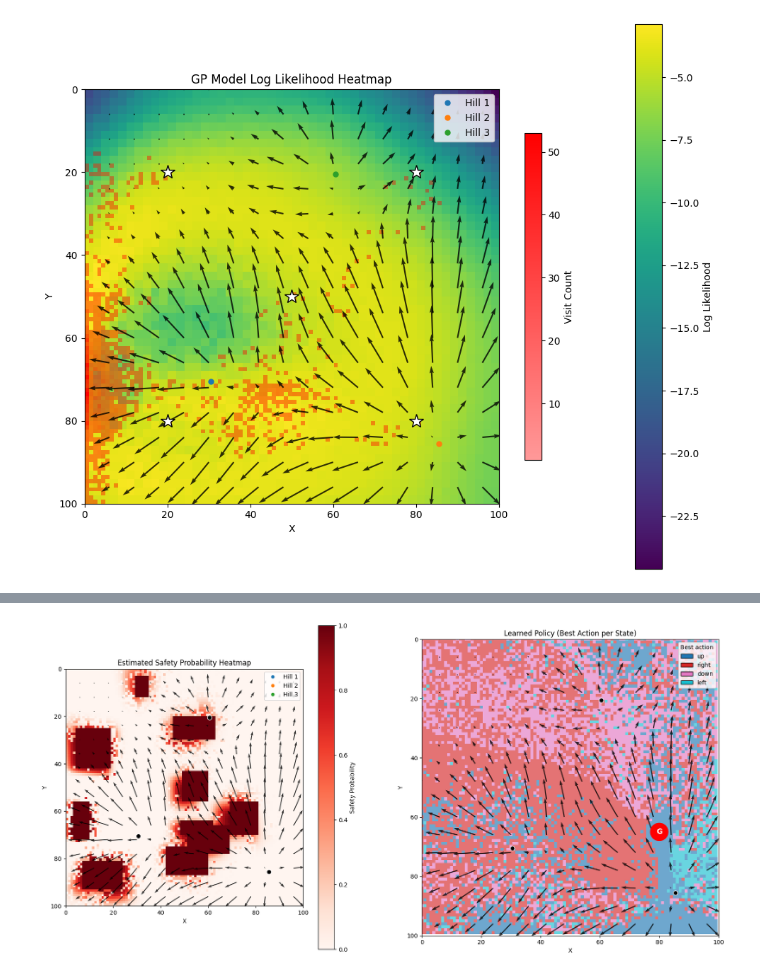
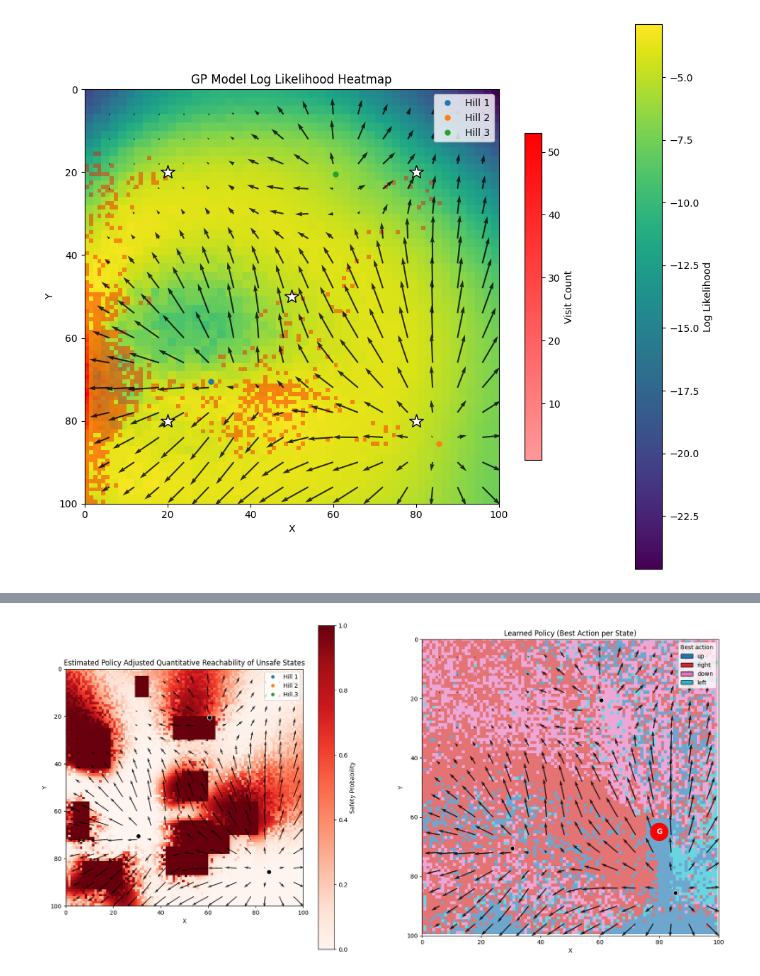
Before and after one commit to ThijsvSchaik/BayesianRLunderUncertainty, a Jupyter notebook: notebooks/shield_setup.ipynb, the cells around one changed output, grey strips where cells are left out. Saved outputs shown, nothing was run; the diff lists cells and outputs as text; code cells hidden in the pictures.

```diff
--- a/notebooks/shield_setup.ipynb
+++ b/notebooks/shield_setup.ipynb
@@ -543,0 +586,8 @@ for x in range(max_x):
+# %%
+for x in range(100):
+    for y in range(100):
+        sorted_indices = np.argsort(Q[x, y, :])[::-1]
+        selected_action_index = sorted_indices[0]
+        selected_action = list(actions.values())[selected_action_index]
+
+print(selected_action)
@@ -717,0 +856,21 @@ b_ = (p_x * p_y).sum(axis=1)
+# %%
+max_x, max_y = env.grid_shape
+S_q = np.array(np.argwhere(~env.unsafe_mask).tolist())
+q = np.array(np.argwhere(env.unsafe_mask).tolist())
+S = np.array([(s_x, s_y) for s_x in range(max_x) for s_y in range(max_y)])
+
+pred_mean_with_policy, pred_cov_with_policy = policy_accounted_action_estimates(Q, model, actions, env=env, action_rank=0)
+A, b_ = calc_quantative_reachability_values(S, S_q, q, pred_mean_with_policy, pred_cov_with_policy, env=env)
+
+DISCOUNT_RATE = 1
+
+A_disc = DISCOUNT_RATE * A
+two_step_discount = A_disc @ b_
+three_step_discount = A_disc @ A_disc @ b_
+print(two_step_discount.shape)
+print(np.max(two_step_discount))
+print(np.min(two_step_discount))
+
+print(three_step_discount.shape)
+print(np.max(three_step_discount))
+print(np.min(three_step_discount))
@@ -779,10 +897,14 @@ Processing state (90, 0)
+# %%
+# Set all values in S not in S_q (so all values in q) to 1
+unsafe_map = np.ones((max_x, max_y))
+unsafe_map[S_q[:, 0], S_q[:, 1]] = b_ + two_step_discount + three_step_discount
 # %%
 fig, axs = plt.subplots(1, 2, figsize=(20, 10))
-plot_safety_heatmap(x, env, ax=axs[0])
-axs[0].set_title('Estimated Safety Probability Heatmap')
+plot_safety_heatmap(unsafe_map, env, ax=axs[0])
+axs[0].set_title('Estimated Policy Adjusted Quantitative Reachability of Unsafe States')
 plot_policy(Q, env, ax=axs[1])
 env.plot_unsafe_mask(ax=axs[1])
 axs[1].set_title('Learned Policy (Best Action per State)')
 plt.show()
 # %% [output]
-[figure, old version]
+[figure, new version]
```
Also changed, not shown: parts of 15 cells of this notebook, 8 other files.
